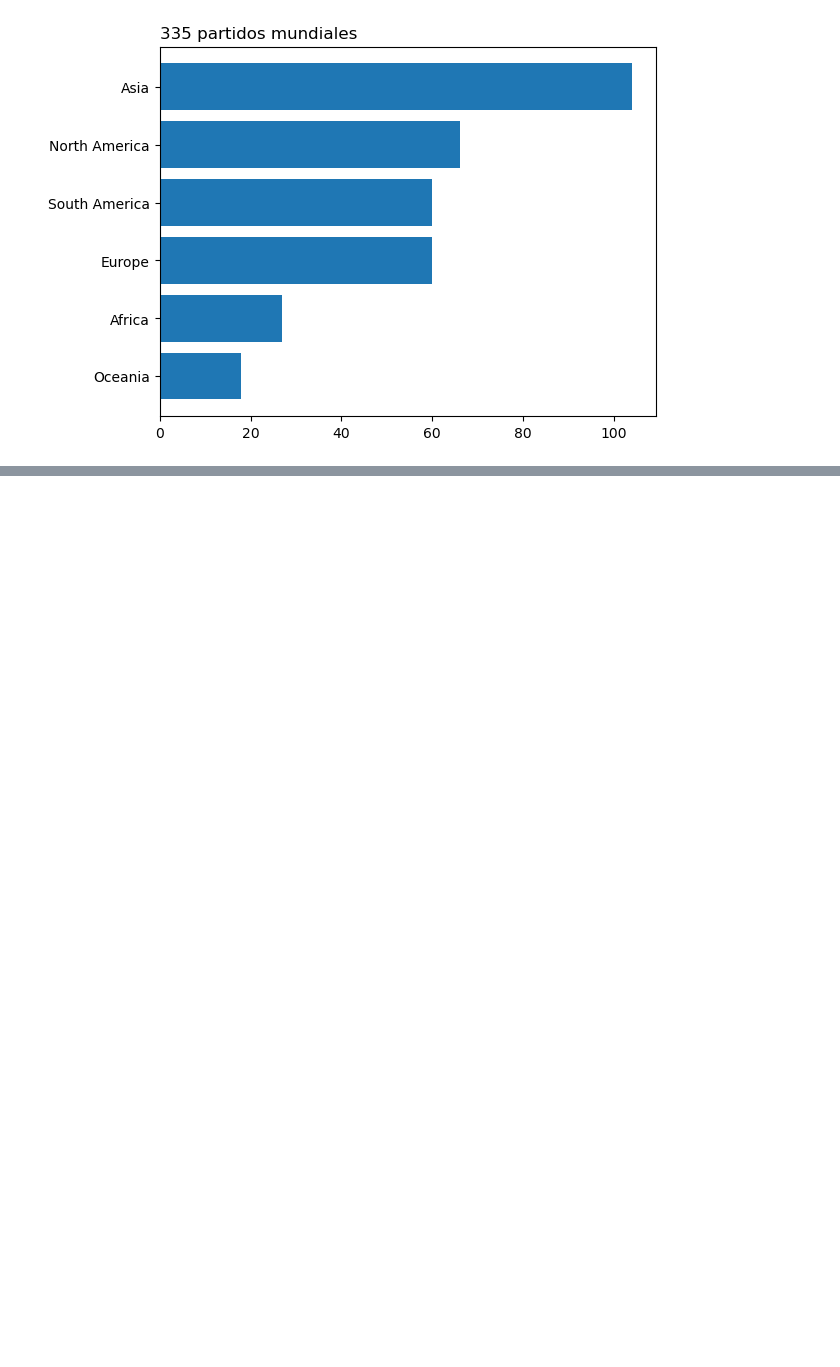
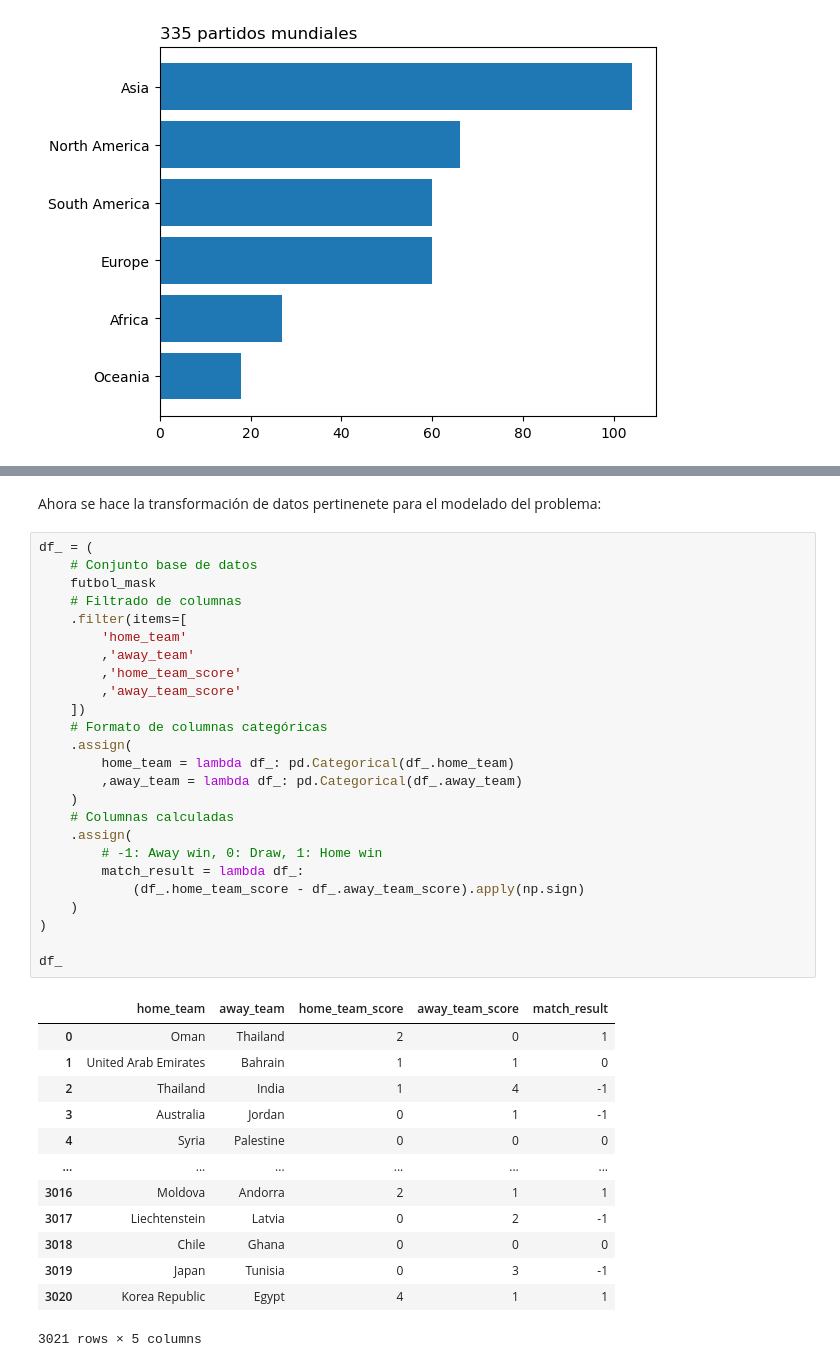
Before and after one commit to CAMM961001/futbol_bayes, a Jupyter notebook: src/analisis_exploratorio.ipynb, the cells around one changed output, grey strips where cells are left out. Saved outputs shown, nothing was run; the diff lists cells and outputs as text; blank space fills up the shorter version.

```diff
--- a/notebooks/analisis_exploratorio.ipynb
+++ b/src/analisis_exploratorio.ipynb
@@ -241,0 +259,41 @@ plt.show()
+# %% [markdown]
+Ahora se hace la transformación de datos pertinenete para el modelado del problema:
+# %%
+df_ = (
+    # Conjunto base de datos
+    futbol_mask
+    # Filtrado de columnas
+    .filter(items=[
+        'home_team'
+        ,'away_team'
+        ,'home_team_score'
+        ,'away_team_score'
+    ])
+    # Formato de columnas categóricas
+    .assign(
+        home_team = lambda df_: pd.Categorical(df_.home_team)
+        ,away_team = lambda df_: pd.Categorical(df_.away_team)
+    )
+    # Columnas calculadas
+    .assign(
+        # -1: Away win, 0: Draw, 1: Home win
+        match_result = lambda df_:
+            (df_.home_team_score - df_.away_team_score).apply(np.sign)
+    )
+)
+
+df_
+# %% [output]
+|  | home_team | away_team | home_team_score | away_team_score | match_result |
+| 0 | Oman | Thailand | 2 | 0 | 1 |
+| 1 | United Arab Emirates | Bahrain | 1 | 1 | 0 |
+| 2 | Thailand | India | 1 | 4 | -1 |
+| 3 | Australia | Jordan | 0 | 1 | -1 |
+| 4 | Syria | Palestine | 0 | 0 | 0 |
+| ... | ... | ... | ... | ... | ... |
+| 3016 | Moldova | Andorra | 2 | 1 | 1 |
+| 3017 | Liechtenstein | Latvia | 0 | 2 | -1 |
+| 3018 | Chile | Ghana | 0 | 0 | 0 |
+| 3019 | Japan | Tunisia | 0 | 3 | -1 |
+| 3020 | Korea Republic | Egypt | 4 | 1 | 1 |
+3021 rows × 5 columns
```
Also changed, not shown: parts of 23 cells of this notebook, 1 other file.
